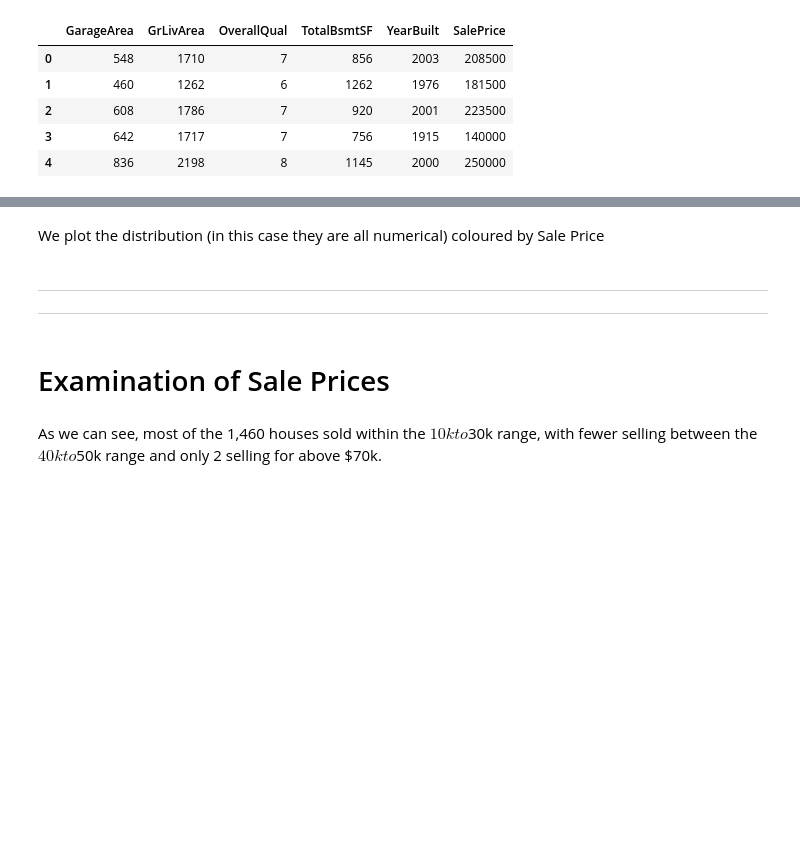
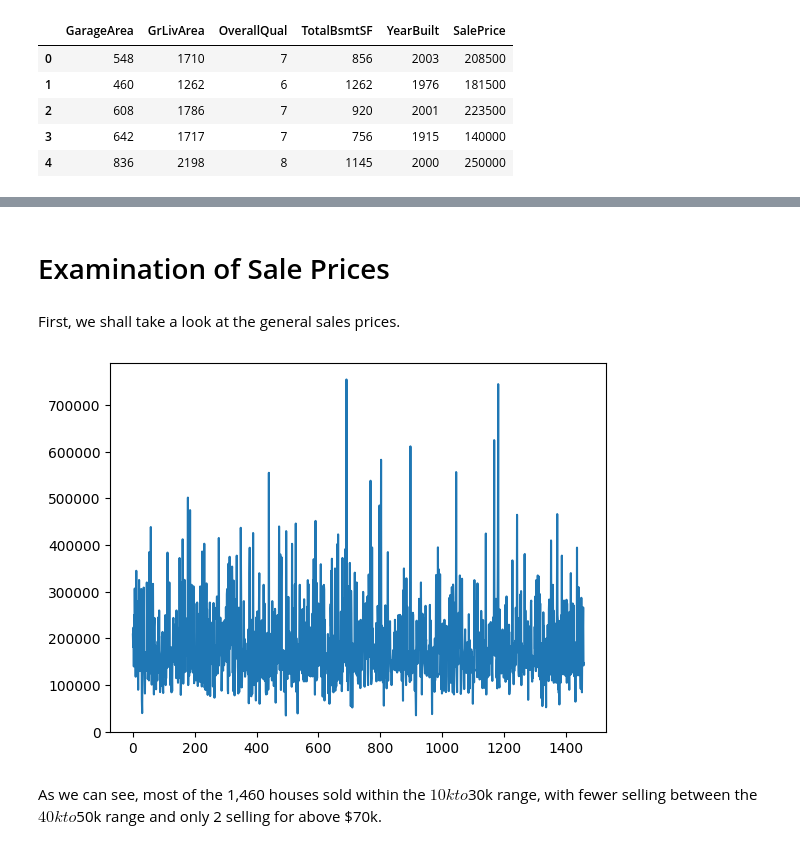
Before and after one commit to JohnStuartPhil/p5test, a Jupyter notebook: jupyter_notebooks/02 - Study.ipynb, the cells around one changed output, grey strips where cells are left out. Drawn from its saved outputs; the diff is of its cells as text; code cells hidden in the pictures; blank space fills up the shorter version.

```diff
--- a/jupyter_notebooks/02 - Study.ipynb
+++ b/jupyter_notebooks/02 - Study.ipynb
@@ -190,35 +186,18 @@ df_eda.head()
-# %% [markdown]
-We plot the distribution (in this case they are all numerical) coloured by Sale Price
-# %%
-import matplotlib.pyplot as plt
-import seaborn as sns
-sns.set_style('whitegrid')
-
-def plot(df, col, target_var):
-    plt.figure(figsize=(8, 5))
-    sns.histplot(data=df, x=col, hue=target_var, kde=True, element="step")
-    plt.title(f"{col}", fontsize=20, y=1.05)
-    plt.show()
-
-
-target_var = 'SalePrice'
-for col in vars_to_study:
-        plot(df_eda, col, target_var)
-        print("\n\n")
-# %% [markdown]
----
----
 # %% [markdown]
 # Examination of Sale Prices
+# %% [markdown]
+First, we shall take a look at the general sales prices.
 # %%
-#import numpy as np
-#import pandas as pd
-#import matplotlib.pyplot as plt
-#import seaborn as sns
-#sns.get_dataset_names()
+import numpy as np
+import pandas as pd
+import matplotlib.pyplot as plt
+import seaborn as sns
+sns.get_dataset_names()
 
-#plt.plot(df[['SalePrice']])
-#plt.show()
+plt.plot(df[['SalePrice']])
+plt.show()
+# %% [output]
+[figure, added]
 # %% [markdown]
 As we can see, most of the 1,460 houses sold within the $10k to $30k range, with fewer selling between the $40k to $50k range and only 2 selling for above $70k.
 # %% [markdown]
```
Also changed, not shown: parts of 11 cells of this notebook, 5 other files.
